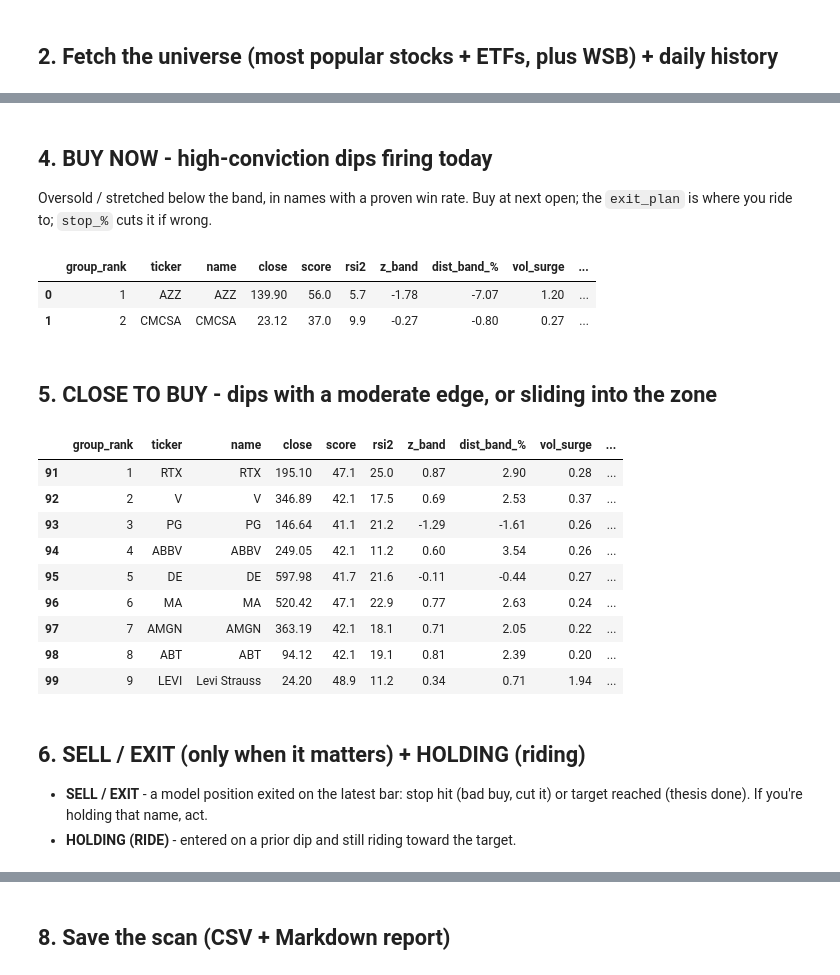
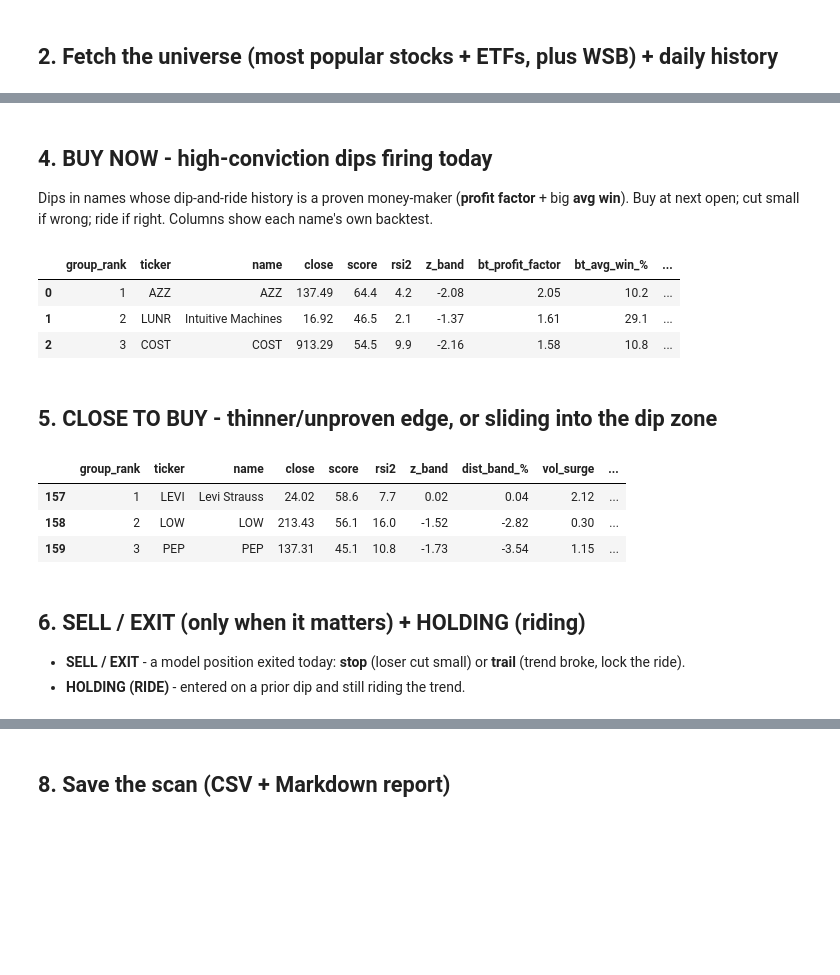
Before and after one commit to rjoshi24/trading-demo, a Jupyter notebook: daily_screener.ipynb, the cells around one changed output, grey strips where cells are left out. Saved outputs shown, nothing was run; the diff lists cells and outputs as text; code cells hidden in the pictures; blank space fills up the shorter version.

```diff
--- a/daily_screener.ipynb
+++ b/daily_screener.ipynb
@@ -100,38 +115,32 @@ BUY NOW            2
 Name: count, dtype: int64
 # %% [markdown]
 ## 4. BUY NOW - high-conviction dips firing today
-Oversold / stretched below the band, in names with a proven win rate. Buy at next open;
-the `exit_plan` is where you ride to; `stop_%` cuts it if wrong.
+Dips in names whose dip-and-ride history is a proven money-maker (**profit factor** + big **avg win**).
+Buy at next open; cut small if wrong; ride if right. Columns show each name's own backtest.
 # %%
-buy_cols = ["group_rank","ticker","name","close","score","rsi2","z_band","dist_band_%",
-            "vol_surge","bt_winrate_%","exit_plan","stop_%","band_read","note"]
+buy_cols = ["group_rank","ticker","name","close","score","rsi2","z_band",
+            "bt_profit_factor","bt_avg_win_%","bt_winrate_%","bt_max_win_%","exit_plan","band_read","note"]
 df[df.group=="BUY NOW"][buy_cols]
 # %% [output]
-|  | group_rank | ticker | name | close | score | rsi2 | z_band | dist_band_% | vol_surge | ... |
-| 0 | 1 | AZZ | AZZ | 139.90 | 56.0 | 5.7 | -1.78 | -7.07 | 1.20 | ... |
-| 1 | 2 | CMCSA | CMCSA | 23.12 | 37.0 | 9.9 | -0.27 | -0.80 | 0.27 | ... |
+|  | group_rank | ticker | name | close | score | rsi2 | z_band | bt_profit_factor | bt_avg_win_% | ... |
+| 0 | 1 | AZZ | AZZ | 137.49 | 64.4 | 4.2 | -2.08 | 2.05 | 10.2 | ... |
+| 1 | 2 | LUNR | Intuitive Machines | 16.92 | 46.5 | 2.1 | -1.37 | 1.61 | 29.1 | ... |
+| 2 | 3 | COST | COST | 913.29 | 54.5 | 9.9 | -2.16 | 1.58 | 10.8 | ... |
 # %% [markdown]
-## 5. CLOSE TO BUY - dips with a moderate edge, or sliding into the zone
+## 5. CLOSE TO BUY - thinner/unproven edge, or sliding into the dip zone
 # %%
 near_cols = ["group_rank","ticker","name","close","score","rsi2","z_band","dist_band_%",
-             "vol_surge","bt_winrate_%","band_read","note"]
+             "vol_surge","bt_profit_factor","bt_avg_win_%","band_read","note"]
 df[df.group=="CLOSE TO BUY"][near_cols]
 # %% [output]
 |  | group_rank | ticker | name | close | score | rsi2 | z_band | dist_band_% | vol_surge | ... |
-| 91 | 1 | RTX | RTX | 195.10 | 47.1 | 25.0 | 0.87 | 2.90 | 0.28 | ... |
-| 92 | 2 | V | V | 346.89 | 42.1 | 17.5 | 0.69 | 2.53 | 0.37 | ... |
-| 93 | 3 | PG | PG | 146.64 | 41.1 | 21.2 | -1.29 | -1.61 | 0.26 | ... |
-| 94 | 4 | ABBV | ABBV | 249.05 | 42.1 | 11.2 | 0.60 | 3.54 | 0.26 | ... |
-| 95 | 5 | DE | DE | 597.98 | 41.7 | 21.6 | -0.11 | -0.44 | 0.27 | ... |
-| 96 | 6 | MA | MA | 520.42 | 47.1 | 22.9 | 0.77 | 2.63 | 0.24 | ... |
-| 97 | 7 | AMGN | AMGN | 363.19 | 42.1 | 18.1 | 0.71 | 2.05 | 0.22 | ... |
-| 98 | 8 | ABT | ABT | 94.12 | 42.1 | 19.1 | 0.81 | 2.39 | 0.20 | ... |
-| 99 | 9 | LEVI | Levi Strauss | 24.20 | 48.9 | 11.2 | 0.34 | 0.71 | 1.94 | ... |
+| 157 | 1 | LEVI | Levi Strauss | 24.02 | 58.6 | 7.7 | 0.02 | 0.04 | 2.12 | ... |
+| 158 | 2 | LOW | LOW | 213.43 | 56.1 | 16.0 | -1.52 | -2.82 | 0.30 | ... |
+| 159 | 3 | PEP | PEP | 137.31 | 45.1 | 10.8 | -1.73 | -3.54 | 1.15 | ... |
 # %% [markdown]
 ## 6. SELL / EXIT (only when it matters) + HOLDING (riding)
-- **SELL / EXIT** - a model position exited on the latest bar: stop hit (bad buy, cut it) or
-  target reached (thesis done). If you're holding that name, act.
-- **HOLDING (RIDE)** - entered on a prior dip and still riding toward the target.
+- **SELL / EXIT** - a model position exited today: **stop** (loser cut small) or **trail** (trend broke, lock the ride).
+- **HOLDING (RIDE)** - entered on a prior dip and still riding the trend.
 # %%
 sell_cols = ["group_rank","ticker","name","close","entry_price","pos_ret_%","exit_reason","z_band","note"]
 hold_cols = ["group_rank","ticker","name","close","entry_price","pos_gain_%","bars_held","z_band","exit_plan","stop_%"]
```
Also changed, not shown: parts of 14 cells of this notebook, 6 other files.
